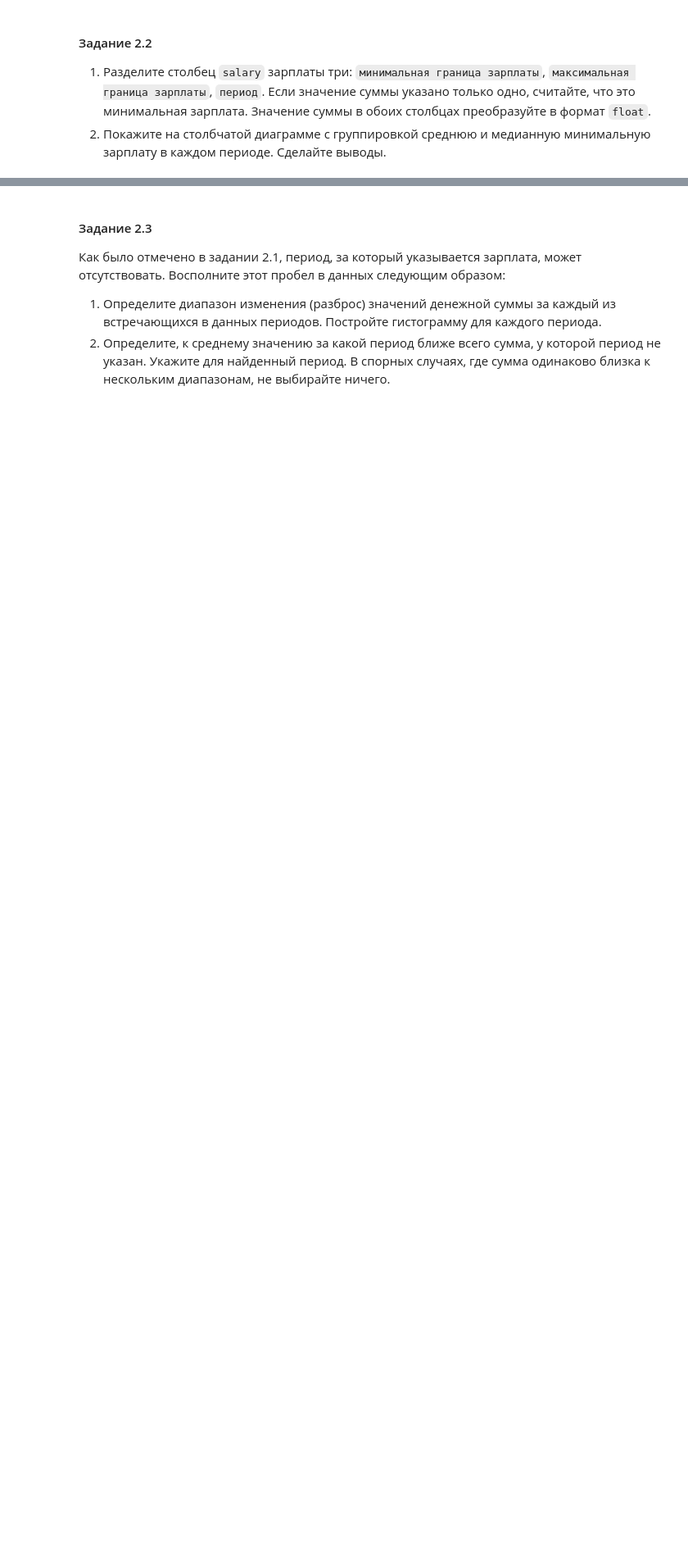
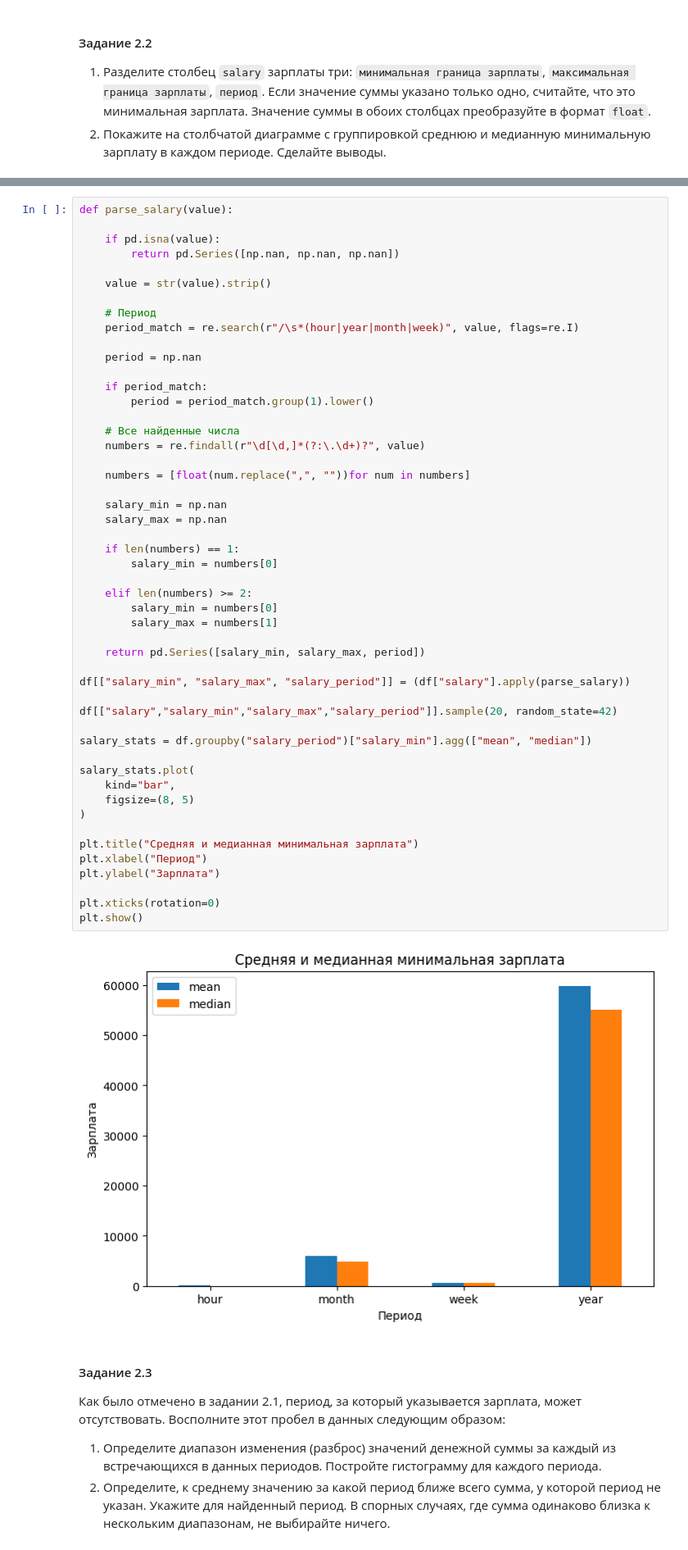
Before and after one commit to Krimaxev/Data_Visualisation_Methods_ITMO, a Jupyter notebook: labs/ЛР3_Обеспечение_качества_данных.ipynb, the cells around one changed output, grey strips where cells are left out. Shown at 82% size. Drawn from its saved outputs; the diff is of its cells as text; blank space fills up the shorter version.

```diff
--- a/labs/ЛР3_Обеспечение_качества_данных.ipynb
+++ b/labs/ЛР3_Обеспечение_качества_данных.ipynb
@@ -192,3 +424,55 @@ df.info()
+# %%
+def parse_salary(value):
+
+    if pd.isna(value):
+        return pd.Series([np.nan, np.nan, np.nan])
+
+    value = str(value).strip()
+
+    # Период
+    period_match = re.search(r"/\s*(hour|year|month|week)", value, flags=re.I)
+
+    period = np.nan
+
+    if period_match:
+        period = period_match.group(1).lower()
+
+    # Все найденные числа
+    numbers = re.findall(r"\d[\d,]*(?:\.\d+)?", value)
+
+    numbers = [float(num.replace(",", ""))for num in numbers]
+
+    salary_min = np.nan
+    salary_max = np.nan
+
+    if len(numbers) == 1:
+        salary_min = numbers[0]
+
+    elif len(numbers) >= 2:
+        salary_min = numbers[0]
+        salary_max = numbers[1]
+
+    return pd.Series([salary_min, salary_max, period])
+
+df[["salary_min", "salary_max", "salary_period"]] = (df["salary"].apply(parse_salary))
+
+df[["salary","salary_min","salary_max","salary_period"]].sample(20, random_state=42)
+
+salary_stats = df.groupby("salary_period")["salary_min"].agg(["mean", "median"])
+
+salary_stats.plot(
+    kind="bar",
+    figsize=(8, 5)
+)
+
+plt.title("Средняя и медианная минимальная зарплата")
+plt.xlabel("Период")
+plt.ylabel("Зарплата")
+
+plt.xticks(rotation=0)
+plt.show()
+# %% [output]
+[figure, added]
 # %% [markdown]
 #### Задание 2.3
 
```
Also changed, not shown: parts of 31 cells of this notebook.
